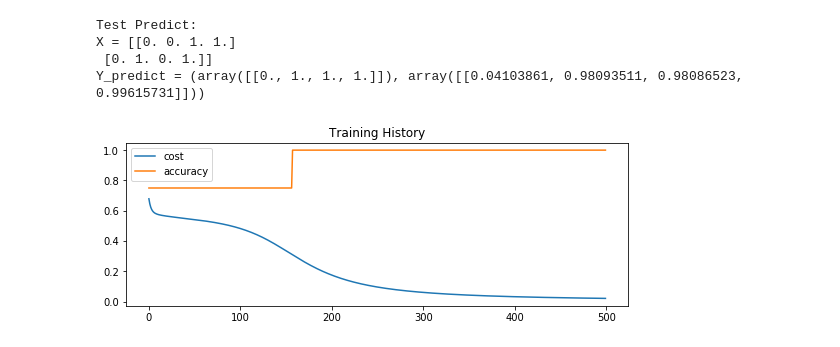
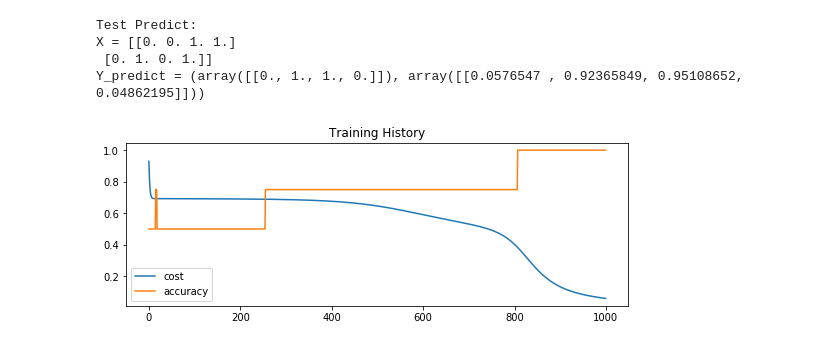
Before and after one commit to rogerallen/random_notebooks, a Jupyter notebook: simple_neural_net.ipynb, the cells around one changed output. Cells and saved outputs as stored; diff of their text form; code cells hidden in the pictures.

```diff
--- a/simple_neural_net.ipynb
+++ b/simple_neural_net.ipynb
@@ -203,19 +305,15 @@ Y_predict = (array([[0., 1.]]), array([[0.00115121, 0.99027491]]))
 # %%
-# OR gate works fine
-nn = {
-    "params": None,
-    "architecture": [
-        {"input_dim": 2, "output_dim": 2, "activation": "relu"},
-        {"input_dim": 2, "output_dim": 1, "activation": "sigmoid"},
-    ]
-}
+# AND with an extra hidden layer
+nn = init_layers(seed, [
+    {"input_dim": 2, "output_dim": 2, "activation": "sigmoid"},
+    {"input_dim": 2, "output_dim": 2, "activation": "sigmoid"},
+    {"input_dim": 2, "output_dim": 1, "activation": "sigmoid"},
+])
 X = np.array([[0.0,0.0],[0.0,1.0],[1.0,0.0],[1.0,1.0]]).T
-Y = np.array([[0.0],[1.0],[1.0],[1.0]]).T
-seed = 1984
-
+Y = np.array([[0.0],[0.0],[0.0],[1.0]]).T
 epochs = 500
 learning_rate = 0.5
-train_and_check(X,Y,nn,epochs,learning_rate,seed)
+train_and_check(X,Y,nn,epochs,learning_rate)
 # %% [output]
 Test Predict:
 X = [[0. 0. 1. 1.]
@@ -225,21 +323,18 @@ Y_predict = (array([[0., 1., 1., 1.]]), array([[0.02131924, 0.99860627, 0.998643
 # %%
-# full sigmoid OR gate works fine
-nn = {
-    "params": None,
-    "architecture": [
-        {"input_dim": 2, "output_dim": 2, "activation": "sigmoid"},
-        {"input_dim": 2, "output_dim": 1, "activation": "sigmoid"},
-    ]
-}
+# XOR with an extra hidden layer
+nn = init_layers(seed, [
+    {"input_dim": 2, "output_dim": 2, "activation": "sigmoid"},
+    {"input_dim": 2, "output_dim": 2, "activation": "sigmoid"},
+    {"input_dim": 2, "output_dim": 1, "activation": "sigmoid"},
+])
 X = np.array([[0.0,0.0],[0.0,1.0],[1.0,0.0],[1.0,1.0]]).T
-Y = np.array([[0.0],[1.0],[1.0],[1.0]]).T
-epochs = 500
+Y = np.array([[0.0],[1.0],[1.0],[0.0]]).T
+epochs = 1000
 learning_rate = 0.5
-seed = 1984
-train_and_check(X,Y,nn,epochs,learning_rate,seed)
+train_and_check(X,Y,nn,epochs,learning_rate)
 # %% [output]
 Test Predict:
 X = [[0. 0. 1. 1.]
  [0. 1. 0. 1.]]
-Y_predict = (array([[0., 1., 1., 1.]]), array([[0.04103861, 0.98093511, 0.98086523, 0.99615731]]))
+Y_predict = (array([[0., 1., 1., 0.]]), array([[0.0576547 , 0.92365849, 0.95108652, 0.04862195]]))
-[figure, old version]
+[figure, new version]
```
Also changed, not shown: parts of 17 cells of this notebook.
